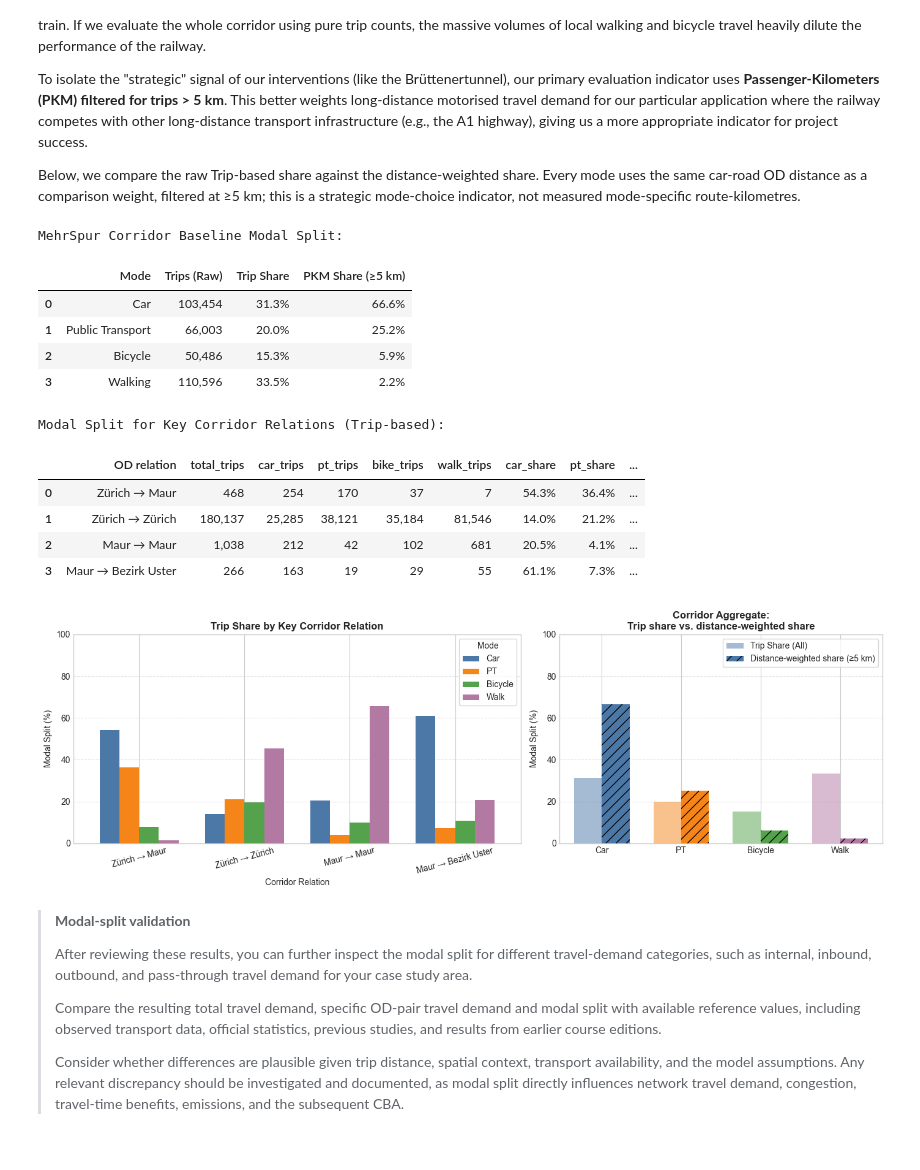
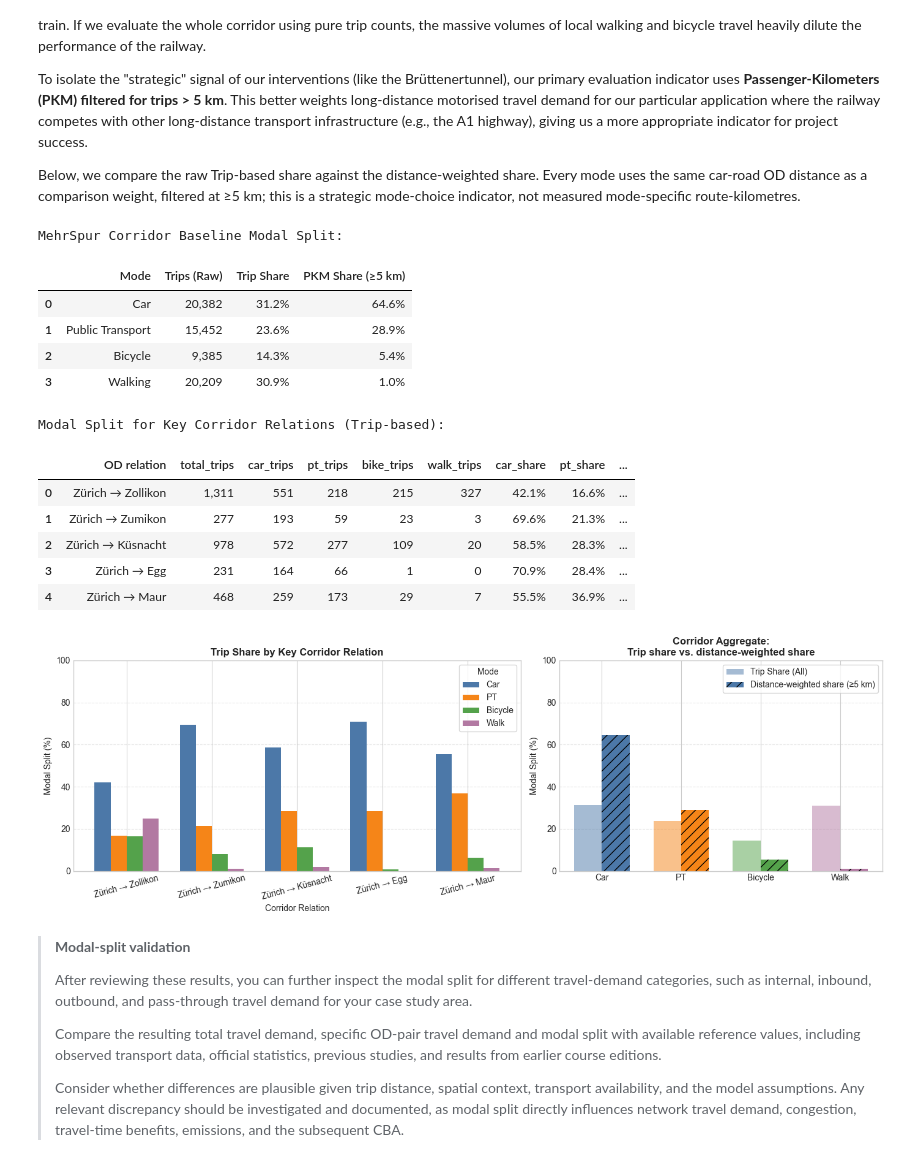
Before and after one commit to ahameafule/IP-HS26-MobilityHub-CaseStudy, a Jupyter notebook: notebooks/02_system_modeling.ipynb, the cells around one changed output. Saved outputs shown, nothing was run; the diff lists cells and outputs as text; code cells hidden in the pictures.

Commit message:
Add transport model changes and forch network data

```diff
--- a/notebooks/02_system_modeling.ipynb
+++ b/notebooks/02_system_modeling.ipynb
@@ -629,13 +869,23 @@ display(corridor_split.style.format({
 }).relabel_index([c.replace(">5km", "≥5 km") for c in corridor_split], axis="columns"))
 
 # 2. Modal split for key corridor relations (Raw Trips)
+forch_regions = {
+    "Zürich": ["Zürich"],
+    "Zollikon": ["Zollikon"],
+    "Zumikon": ["Zumikon"],
+    "Küsnacht": ["Küsnacht (ZH)"],
+    "Egg": ["Egg"],
+    "Maur": ["Maur"],
+}
 key_pairs = [
+    ("Zürich", "Zollikon"),
+    ("Zürich", "Zumikon"),
+    ("Zürich", "Küsnacht"),
+    ("Zürich", "Egg"),
     ("Zürich", "Maur"),
-    ("Zürich", "Zürich"),
-    ("Maur", "Maur"),
-    ("Maur", "Bezirk Uster"),
 ]
-od_split = tmi.corridor_od_summary(ctx, res_stage0, key_pairs, macro_regions=p.CORRIDOR_REGIONS)
+od_split = tmi.corridor_od_summary(ctx, res_stage0, key_pairs, macro_regions=forch_regions)
+
 exports.save_outputs("1_5_baseline_modal_split", tables={"od_relations": od_split})
 print("\nModal Split for Key Corridor Relations (Trip-based):")
 display(od_split.style.format({
@@ -665,42 +915,43 @@ axes[0].set_title("Trip Share by Key Corridor Relation", fontsize=12, fontweight
 axes[0].set_xlabel("Corridor Relation", fontsize=10)
 axes[0].set_ylabel("Modal Split (%)", fontsize=10)
 axes[0].set_ylim(0, 100)
 axes[0].tick_params(axis="x", rotation=15)
 axes[0].legend(title="Mode", frameon=True)
 axes[0].grid(axis="y", linestyle="--", alpha=0.5)
 
 # --- Right Plot: PKM vs Trip Share Comparison ---
 x_indices = np.arange(len(mode_names))
 width = 0.35
 
 axes[1].bar(x_indices - width/2, corridor_split["Trip Share"].mul(100), width, label='Trip Share (All)', color=[c for c in colors], alpha=0.5)
 axes[1].bar(x_indices + width/2, corridor_split["PKM Share (>5km)"].mul(100), width, label='Distance-weighted share (≥5 km)', color=colors, hatch="//")
 
 axes[1].set_title("Corridor Aggregate:\nTrip share vs. distance-weighted share", fontsize=12, fontweight="bold")
 axes[1].set_xticks(x_indices)
 axes[1].set_xticklabels(mode_names)
 axes[1].set_ylabel("Modal Split (%)", fontsize=10)
 axes[1].set_ylim(0, 100)
 axes[1].grid(axis="y", linestyle="--", alpha=0.5)
 axes[1].legend(loc="upper right", frameon=True)
 
 plt.tight_layout()
 exports.save_outputs("1_5_baseline_modal_split", figure=fig)
 plt.show()
 # %% [output]
 MehrSpur Corridor Baseline Modal Split:
 |  | Mode | Trips (Raw) | Trip Share | PKM Share (≥5 km) |
-| 0 | Car | 103,454 | 31.3% | 66.6% |
-| 1 | Public Transport | 66,003 | 20.0% | 25.2% |
-| 2 | Bicycle | 50,486 | 15.3% | 5.9% |
-| 3 | Walking | 110,596 | 33.5% | 2.2% |
+| 0 | Car | 20,382 | 31.2% | 64.6% |
+| 1 | Public Transport | 15,452 | 23.6% | 28.9% |
+| 2 | Bicycle | 9,385 | 14.3% | 5.4% |
+| 3 | Walking | 20,209 | 30.9% | 1.0% |
 Modal Split for Key Corridor Relations (Trip-based):
 |  | OD relation | total_trips | car_trips | pt_trips | bike_trips | walk_trips | car_share | pt_share | ... |
-| 0 | Zürich → Maur | 468 | 254 | 170 | 37 | 7 | 54.3% | 36.4% | ... |
-| 1 | Zürich → Zürich | 180,137 | 25,285 | 38,121 | 35,184 | 81,546 | 14.0% | 21.2% | ... |
-| 2 | Maur → Maur | 1,038 | 212 | 42 | 102 | 681 | 20.5% | 4.1% | ... |
-| 3 | Maur → Bezirk Uster | 266 | 163 | 19 | 29 | 55 | 61.1% | 7.3% | ... |
+| 0 | Zürich → Zollikon | 1,311 | 551 | 218 | 215 | 327 | 42.1% | 16.6% | ... |
+| 1 | Zürich → Zumikon | 277 | 193 | 59 | 23 | 3 | 69.6% | 21.3% | ... |
+| 2 | Zürich → Küsnacht | 978 | 572 | 277 | 109 | 20 | 58.5% | 28.3% | ... |
+| 3 | Zürich → Egg | 231 | 164 | 66 | 1 | 0 | 70.9% | 28.4% | ... |
+| 4 | Zürich → Maur | 468 | 259 | 173 | 29 | 7 | 55.5% | 36.9% | ... |
-[figure, old version]
+[figure, new version]
 # %% [markdown]
 > **Modal-split validation**
 >
```
Also changed, not shown: parts of 23 cells of this notebook, 5 other files.
